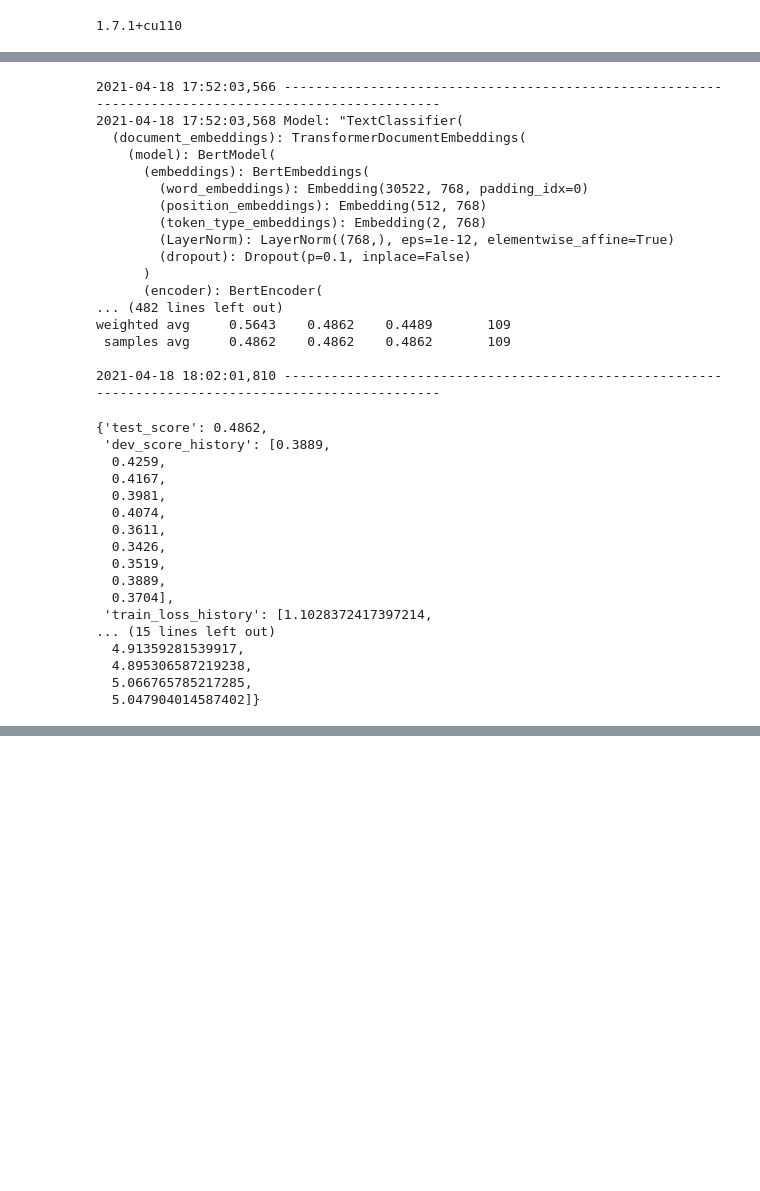
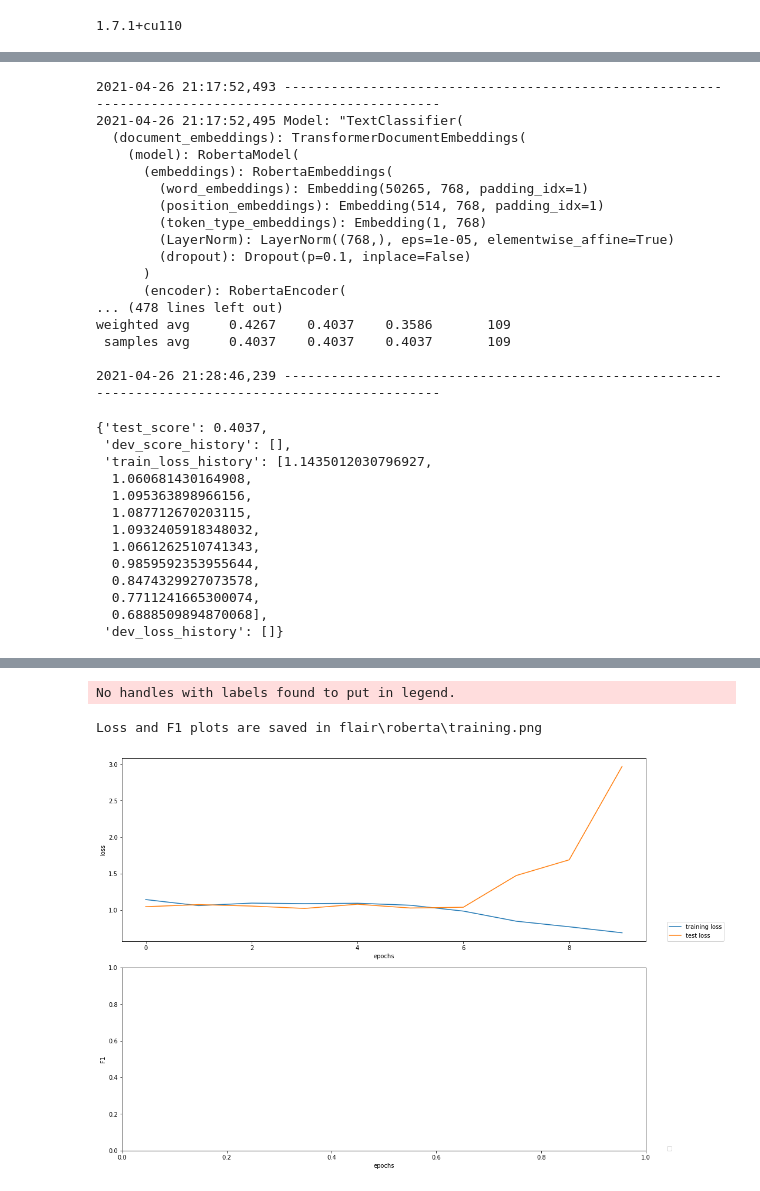
Before and after one commit to markangelogabriel/predictingconcreteness, a Jupyter notebook: code/16-TransformersFlair.ipynb, the cells around one changed output, grey strips where cells are left out. Saved outputs shown, nothing was run; the diff lists cells and outputs as text; code cells hidden in the pictures; blank space fills up the shorter version.

Commit message:
transformers, bilstms, new datasets

```diff
--- a/code/16-TransformersFlair.ipynb
+++ b/code/16-TransformersFlair.ipynb
@@ -46,7 +46,7 @@ print(label_dict)
 Dictionary with 3 tags: High, Low, Medium
 # %%
 # 4. initialize document embedding by passing list of word embeddings
-document_embeddings = TransformerDocumentEmbeddings('bert-base-uncased', fine_tune=True)
+document_embeddings = TransformerDocumentEmbeddings('roberta-base', fine_tune=True)
 
 # 5. create the text classifier
 classifier = TextClassifier(document_embeddings, label_dictionary=label_dict)
@@ -55,43 +55,51 @@ classifier = TextClassifier(document_embeddings, label_dictionary=label_dict)
 trainer = ModelTrainer(classifier, corpus, optimizer=Adam)
 
 # 7. start the training
-trainer.train('./flair/transformers',
+trainer.train('./flair/roberta',
               learning_rate=3e-5, # use very small learning rate
               mini_batch_size=4,
               mini_batch_chunk_size=2, # optionally set this if transformer is too much for your machine
-              max_epochs=10) # terminate after 10 epochs)
+              max_epochs=10, # terminate after 10 epochs)
+              train_with_dev=True,
+              patience=3,
+              monitor_test=True,
+              embeddings_storage_mode='gpu')
 # %% [output]
-2021-04-18 17:52:03,566 ----------------------------------------------------------------------------------------------------
-2021-04-18 17:52:03,568 Model: "TextClassifier(
+2021-04-26 21:17:52,493 ----------------------------------------------------------------------------------------------------
+2021-04-26 21:17:52,495 Model: "TextClassifier(
   (document_embeddings): TransformerDocumentEmbeddings(
-    (model): BertModel(
-      (embeddings): BertEmbeddings(
-        (word_embeddings): Embedding(30522, 768, padding_idx=0)
-        (position_embeddings): Embedding(512, 768)
-        (token_type_embeddings): Embedding(2, 768)
-        (LayerNorm): LayerNorm((768,), eps=1e-12, elementwise_affine=True)
+    (model): RobertaModel(
+      (embeddings): RobertaEmbeddings(
+        (word_embeddings): Embedding(50265, 768, padding_idx=1)
+        (position_embeddings): Embedding(514, 768, padding_idx=1)
+        (token_type_embeddings): Embedding(1, 768)
+        (LayerNorm): LayerNorm((768,), eps=1e-05, elementwise_affine=True)
         (dropout): Dropout(p=0.1, inplace=False)
       )
-      (encoder): BertEncoder(
-... (482 lines left out)
-weighted avg     0.5643    0.4862    0.4489       109
- samples avg     0.4862    0.4862    0.4862       109
+      (encoder): RobertaEncoder(
+... (478 lines left out)
+weighted avg     0.4267    0.4037    0.3586       109
+ samples avg     0.4037    0.4037    0.4037       109
 
-2021-04-18 18:02:01,810 ----------------------------------------------------------------------------------------------------
+2021-04-26 21:28:46,239 ----------------------------------------------------------------------------------------------------
-{'test_score': 0.4862,
- 'dev_score_history': [0.3889,
-  0.4259,
-  0.4167,
-  0.3981,
-  0.4074,
-  0.3611,
-  0.3426,
-  0.3519,
-  0.3889,
-  0.3704],
- 'train_loss_history': [1.1028372417397214,
-... (15 lines left out)
-  4.91359281539917,
-  4.895306587219238,
-  5.066765785217285,
-  5.047904014587402]}
+{'test_score': 0.4037,
+ 'dev_score_history': [],
+ 'train_loss_history': [1.1435012030796927,
+  1.060681430164908,
+  1.095363898966156,
+  1.087712670203115,
+  1.0932405918348032,
+  1.0661262510741343,
+  0.9859592353955644,
+  0.8474329927073578,
+  0.7711241665300074,
+  0.6888509894870068],
+ 'dev_loss_history': []}
+# %%
+# visualize
+from flair.visual.training_curves import Plotter
+plotter = Plotter()
+plotter.plot_training_curves('./flair/roberta/loss.tsv')
+
+#This generates PNG plots in the result folder.
+# %% [output]
@@ -97,0 +110,3 @@ weighted avg     0.5643    0.4862    0.4489       109
+No handles with labels found to put in legend.
+Loss and F1 plots are saved in flair\roberta\training.png
+[figure, added]
```
Also changed, not shown: parts of 5 cells of this notebook, 22 other files.
